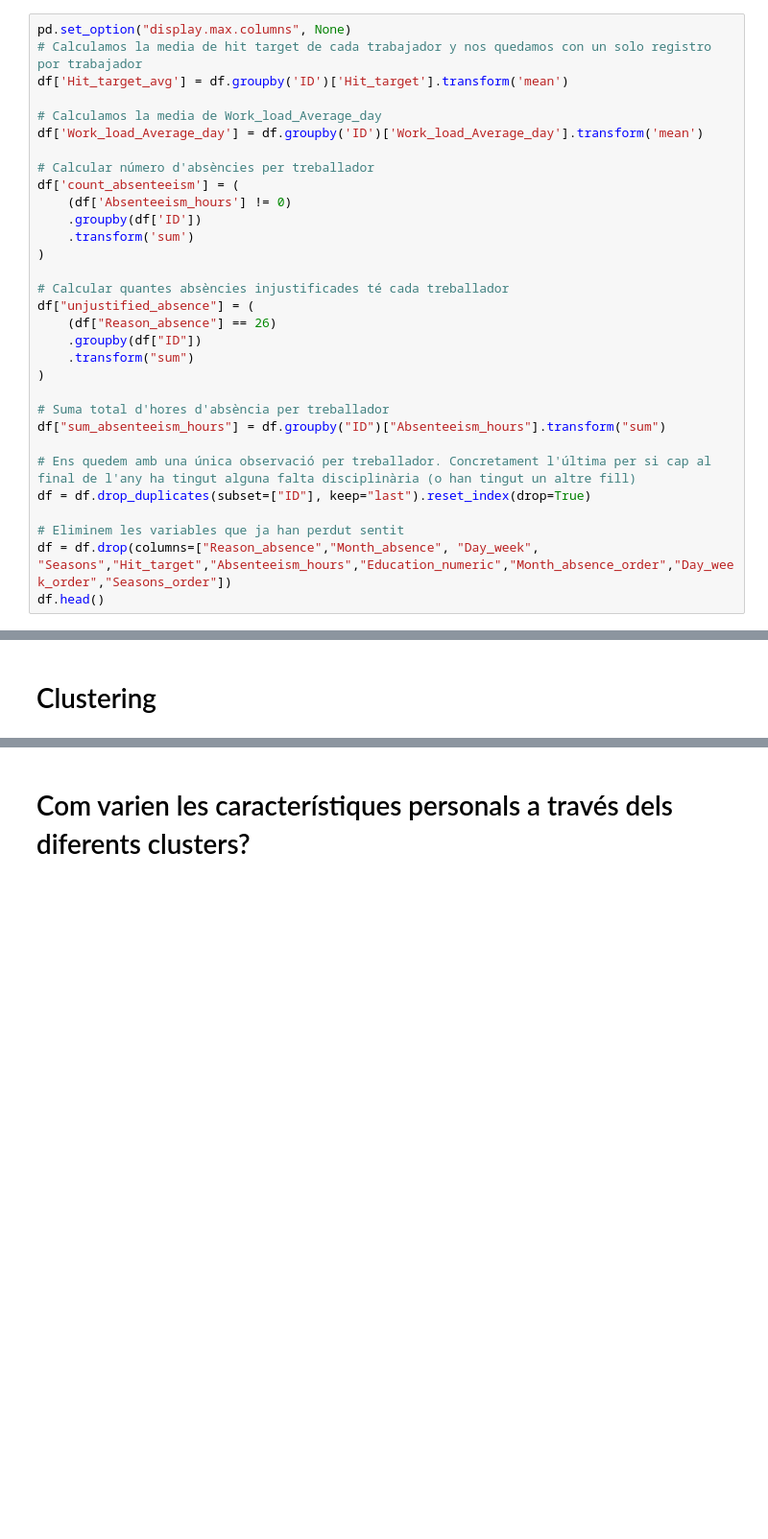
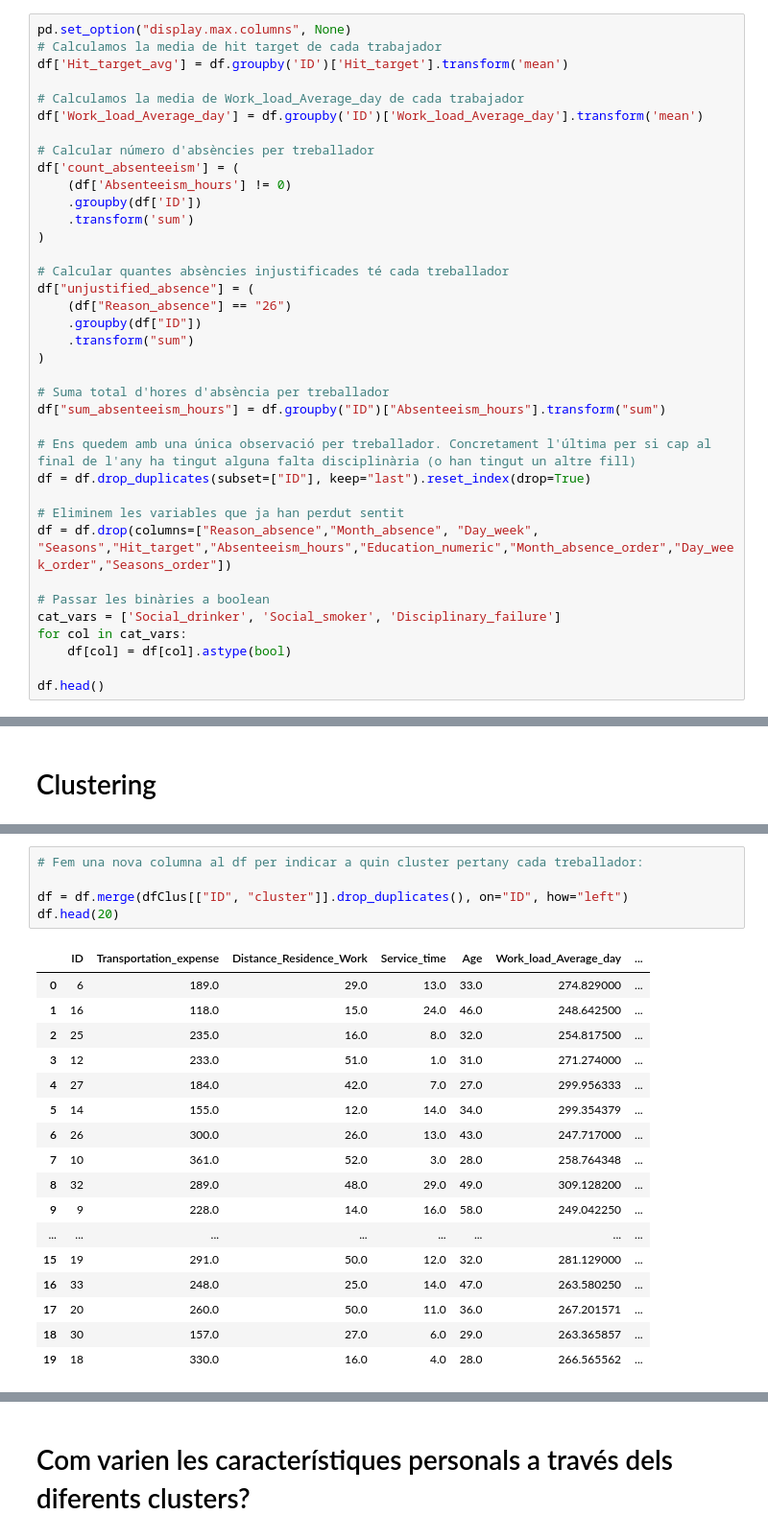
Before and after one commit to ITACADEMYprojectes/ProjecteData, a Jupyter notebook: Equip_15/Scripts/Analisis_Perfil_y_desempeno_220925.ipynb, the cells around one changed output, grey strips where cells are left out. Shown: that part at 96% size. Saved outputs shown, nothing was run; the diff lists cells and outputs as text; blank space fills up the shorter version.

Commit message:
Catacteristicas personales de cada cluster

```diff
--- a/Equip_15/Scripts/Analisis_Perfil_y_desempeno_220925.ipynb
+++ b/Equip_15/Scripts/Analisis_Perfil_y_desempeno_220925.ipynb
@@ -61,10 +64,10 @@ Esto nos permitirá predecir a qué grupo de trabajadores pertenecerá un nuevo
 # Cálculo de variables a utilizar en el clustering
 # %%
 pd.set_option("display.max.columns", None)
-# Calculamos la media de hit target de cada trabajador y nos quedamos con un solo registro por trabajador
+# Calculamos la media de hit target de cada trabajador
 df['Hit_target_avg'] = df.groupby('ID')['Hit_target'].transform('mean')
 
-# Calculamos la media de Work_load_Average_day
+# Calculamos la media de Work_load_Average_day de cada trabajador
 df['Work_load_Average_day'] = df.groupby('ID')['Work_load_Average_day'].transform('mean')
 
 # Calcular número d'absències per treballador
@@ -76,7 +79,7 @@ df['count_absenteeism'] = (
 
 # Calcular quantes absències injustificades té cada treballador
 df["unjustified_absence"] = (
-    (df["Reason_absence"] == 26)
+    (df["Reason_absence"] == "26")
     .groupby(df["ID"])
     .transform("sum")
 )
@@ -89,6 +92,12 @@ df = df.drop_duplicates(subset=["ID"], keep="last").reset_index(drop=True)
 
 # Eliminem les variables que ja han perdut sentit
 df = df.drop(columns=["Reason_absence","Month_absence", "Day_week", "Seasons","Hit_target","Absenteeism_hours","Education_numeric","Month_absence_order","Day_week_order","Seasons_order"])
+
+# Passar les binàries a boolean
+cat_vars = ['Social_drinker', 'Social_smoker', 'Disciplinary_failure']
+for col in cat_vars:
+    df[col] = df[col].astype(bool)
+
 df.head()
 # %% [output]
 |  | ID | Transportation_expense | Distance_Residence_Work | Service_time | Age | Work_load_Average_day | ... |
@@ -101,0 +210,23 @@ df.head()
+# %%
+# Fem una nova columna al df per indicar a quin cluster pertany cada treballador:
+
+df = df.merge(dfClus[["ID", "cluster"]].drop_duplicates(), on="ID", how="left")
+df.head(20)
+# %% [output]
+|  | ID | Transportation_expense | Distance_Residence_Work | Service_time | Age | Work_load_Average_day | ... |
+| 0 | 6 | 189.0 | 29.0 | 13.0 | 33.0 | 274.829000 | ... |
+| 1 | 16 | 118.0 | 15.0 | 24.0 | 46.0 | 248.642500 | ... |
+| 2 | 25 | 235.0 | 16.0 | 8.0 | 32.0 | 254.817500 | ... |
+| 3 | 12 | 233.0 | 51.0 | 1.0 | 31.0 | 271.274000 | ... |
+| 4 | 27 | 184.0 | 42.0 | 7.0 | 27.0 | 299.956333 | ... |
+| 5 | 14 | 155.0 | 12.0 | 14.0 | 34.0 | 299.354379 | ... |
+| 6 | 26 | 300.0 | 26.0 | 13.0 | 43.0 | 247.717000 | ... |
+| 7 | 10 | 361.0 | 52.0 | 3.0 | 28.0 | 258.764348 | ... |
+| 8 | 32 | 289.0 | 48.0 | 29.0 | 49.0 | 309.128200 | ... |
+| 9 | 9 | 228.0 | 14.0 | 16.0 | 58.0 | 249.042250 | ... |
+| ... | ... | ... | ... | ... | ... | ... | ... |
+| 15 | 19 | 291.0 | 50.0 | 12.0 | 32.0 | 281.129000 | ... |
+| 16 | 33 | 248.0 | 25.0 | 14.0 | 47.0 | 263.580250 | ... |
+| 17 | 20 | 260.0 | 50.0 | 11.0 | 36.0 | 267.201571 | ... |
+| 18 | 30 | 157.0 | 27.0 | 6.0 | 29.0 | 263.365857 | ... |
+| 19 | 18 | 330.0 | 16.0 | 4.0 | 28.0 | 266.565562 | ... |
```
Also changed, not shown: parts of 8 cells of this notebook.
